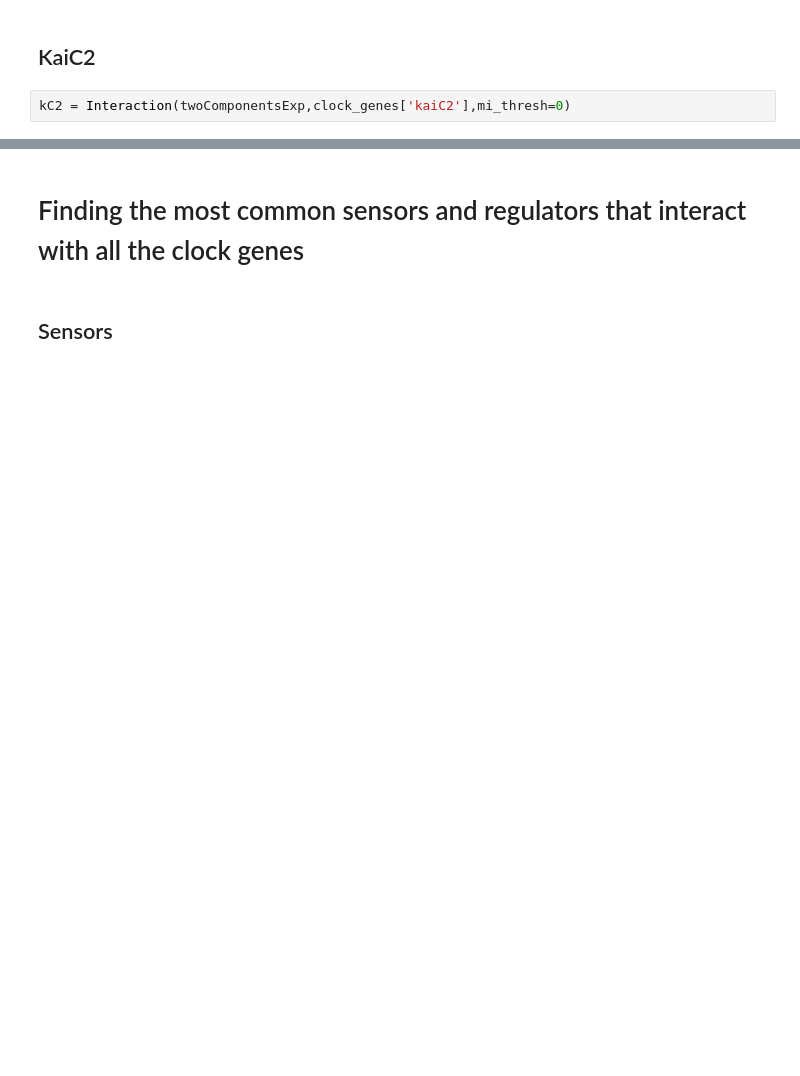
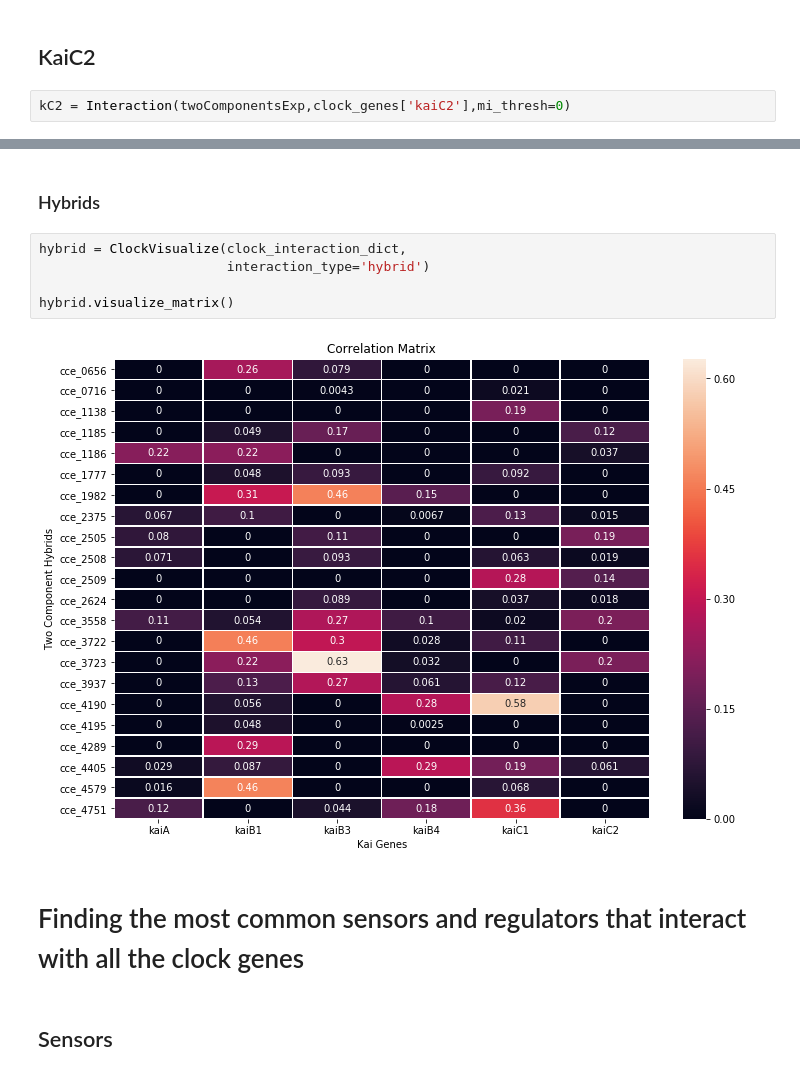
Before and after one commit to deeprob/Gene-Expression-Analysis-Pipeline, a Jupyter notebook: Microarray-Data-Analysis-386.ipynb, the cells around one changed output, grey strips where cells are left out. Saved outputs shown, nothing was run; the diff lists cells and outputs as text; blank space fills up the shorter version.

```diff
--- a/Microarray-Data-Analysis-386.ipynb
+++ b/Microarray-Data-Analysis-386.ipynb
@@ -314,3 +308,12 @@ twoComponentsExp.loc[twoComponentsExp.ORF.isin(regulator_set)]
+# %% [markdown]
+### Hybrids
+# %%
+hybrid = ClockVisualize(clock_interaction_dict,
+                        interaction_type='hybrid')
+
+hybrid.visualize_matrix()
+# %% [output]
+[figure, added]
 # %% [markdown]
 # Finding the most common sensors and regulators that interact with all the clock genes
 # %% [markdown]
```
Also changed, not shown: parts of 39 cells of this notebook, 3 other files.
